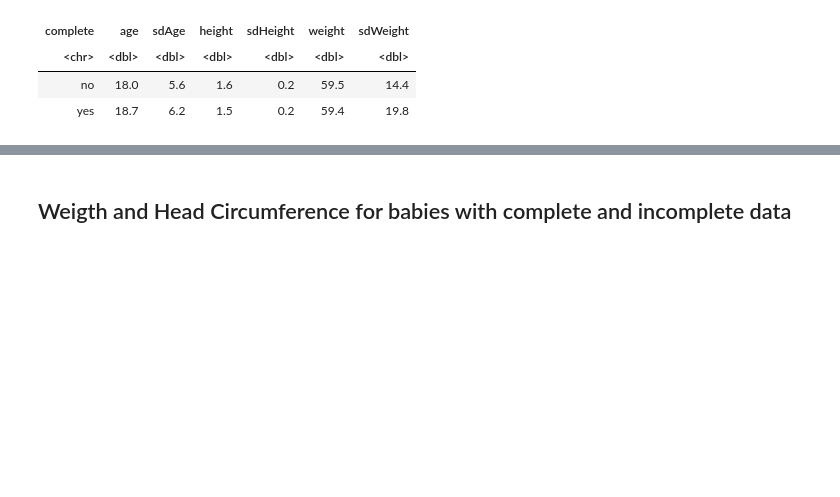
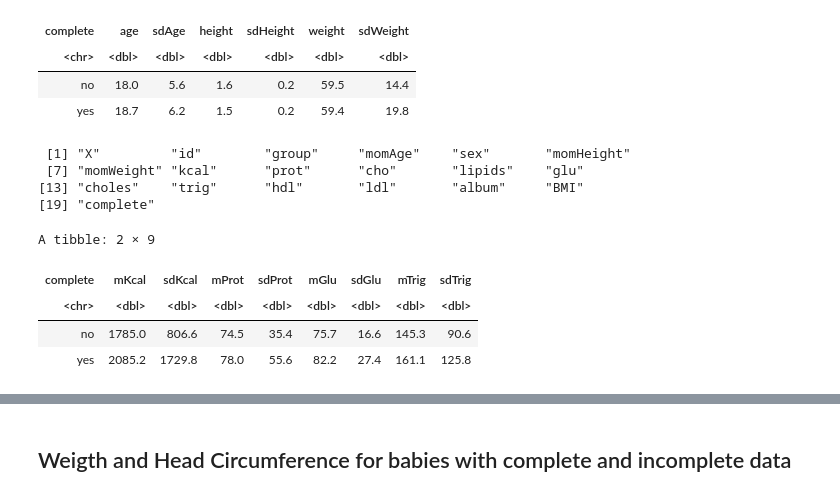
Before and after one commit to notblank/AA-leche-humana, a Jupyter notebook: Missing at random.ipynb, the cells around one changed output, grey strips where cells are left out. Saved outputs shown, nothing was run; the diff lists cells and outputs as text; code cells hidden in the pictures; blank space fills up the shorter version.

```diff
--- a/Missing at random.ipynb
+++ b/Missing at random.ipynb
@@ -133,3 +133,23 @@ A tibble: 2 × 7
 | <chr> | <dbl> | <dbl> | <dbl> | <dbl> | <dbl> | <dbl> |
 | no | 18.0 | 5.6 | 1.6 | 0.2 | 59.5 | 14.4 |
 | yes | 18.7 | 6.2 | 1.5 | 0.2 | 59.4 | 19.8 |
+# %%
+names(moms_complete)
+#moms_complete %>% group_by(complete) %>% filter(is.na(glu))
+# %% [output]
+ [1] "X"         "id"        "group"     "momAge"    "sex"       "momHeight"
+ [7] "momWeight" "kcal"      "prot"      "cho"       "lipids"    "glu"
+[13] "choles"    "trig"      "hdl"       "ldl"       "album"     "BMI"
+[19] "complete"
+# %%
+moms_complete %>% group_by(complete) %>%
+    summarise(mKcal = round(mean(kcal, na.rm = T), 1), sdKcal = 2*round(sd(kcal, na.rm = T), 1),
+              mProt = round(mean(prot, na.rm = T), 1), sdProt = 2*round(sd(prot, na.rm = T), 1),
+              mGlu = round(mean(glu, na.rm = T), 1), sdGlu = 2*round(sd(glu, na.rm = T), 1),
+              mTrig = round(mean(trig, na.rm = T), 1), sdTrig = 2*round(sd(trig, na.rm = T), 1))
+# %% [output]
+A tibble: 2 × 9
+| complete | mKcal | sdKcal | mProt | sdProt | mGlu | sdGlu | mTrig | sdTrig |
+| <chr> | <dbl> | <dbl> | <dbl> | <dbl> | <dbl> | <dbl> | <dbl> | <dbl> |
+| no | 1785.0 | 806.6 | 74.5 | 35.4 | 75.7 | 16.6 | 145.3 | 90.6 |
+| yes | 2085.2 | 1729.8 | 78.0 | 55.6 | 82.2 | 27.4 | 161.1 | 125.8 |
```
Also changed, not shown: parts of 2 cells of this notebook, 1 other file.
